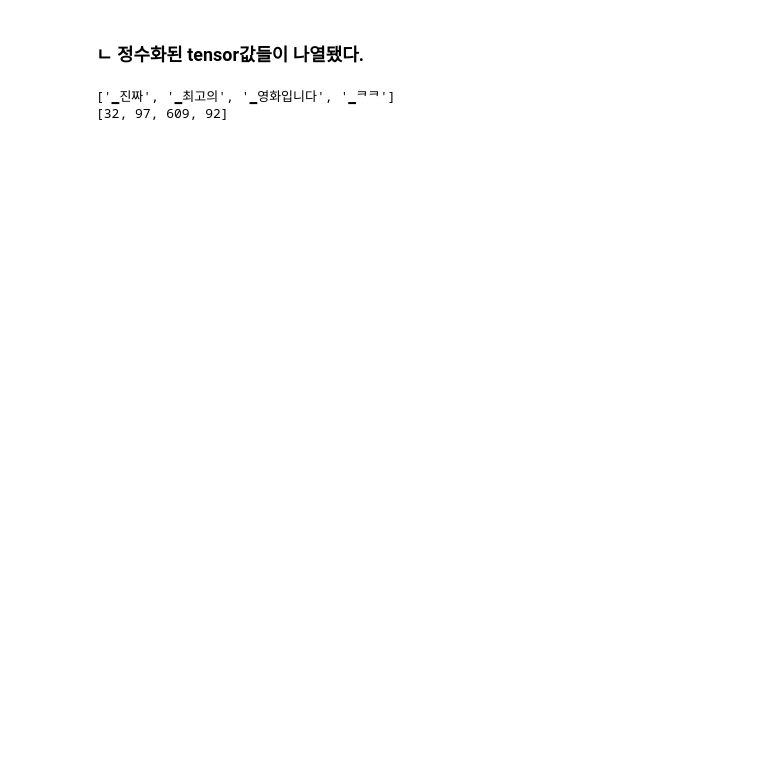
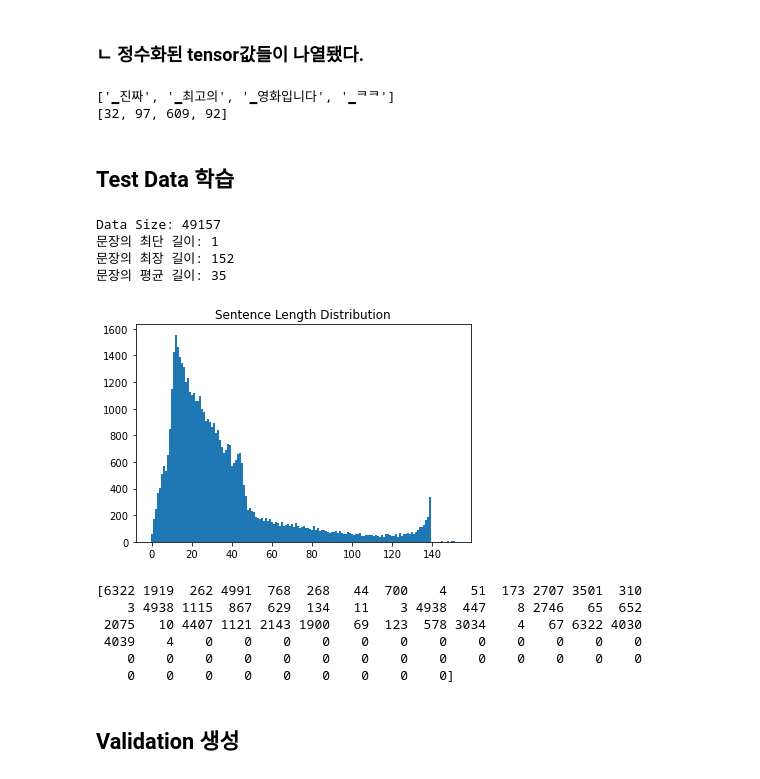
Before and after one commit to jongspark91/AIFFEL, a Jupyter notebook: GoingDeeper_01/sentencepieice.ipynb, the cells around one changed output. Cells and saved outputs as stored; diff of their text form; code cells hidden in the pictures; blank space fills up the shorter version.

Commit message:
GD: SentencePiece

```diff
--- a/GoingDeeper_01/sentencepieice.ipynb
+++ b/GoingDeeper_01/sentencepieice.ipynb
@@ -54,3 +62,2 @@ train_data = train_data['document']
 # %%
 test_data = test_data.dropna()
-test_data = test_data['document']
@@ -62,0 +66,7 @@ print(test_data.shape)
+# %%
+train_data = train_data.drop_duplicates(['document'])
+test_data = test_data.drop_duplicates(['document'])
+X_train = train_data['document']
+y_train = train_data['label']
+X_test = test_data['document']
+y_test = test_data['label']
@@ -67,7 +87,7 @@ min_len = 999
 max_len = 0
 sum_len = 0
 
-for sen in train_data:
+for sen in X_train:
     length = len(sen)
     if min_len > length: min_len = length
     if max_len < length: max_len = length
@@ -79,7 +99,7 @@ print("문장의 평균 길이:", sum_len // len(train_data))
 
 sentence_length = np.zeros((max_len), dtype=np.int)
 
-for sen in train_data:
+for sen in X_train:
     sentence_length[len(sen)-1] += 1
 
 plt.bar(range(max_len), sentence_length, width=1.0)
@@ -167,7 +187,8 @@ min_len = 999
 max_len = 0
 sum_len = 0
 
-cleaned_corpus = list(set(train_data))  # set를 사용해서 중복을 제거합니다.
+cleaned_corpus = list(set(X_train))  # set를 사용해서 중복을 제거합니다.
+#cleaned_corpus = list(set(train_data))  # set를 사용해서 중복을 제거합니다.
 print("Data Size:", len(cleaned_corpus))
 
 for sen in cleaned_corpus:
@@ -296,3 +325,37 @@ print(s.encode('진짜 최고의 영화입니다 ㅋㅋ', out_type=int))
 # %% [output]
 ['▁진짜', '▁최고의', '▁영화입니다', '▁ᄏᄏ']
 [32, 97, 609, 92]
+# %% [markdown]
+## Test Data 학습
+# %%
+min_len = 999
+max_len = 0
+sum_len = 0
+
+cleaned_corpus = list(set(X_test))  # set를 사용해서 중복을 제거합니다.
+print("Data Size:", len(cleaned_corpus))
+
+for sen in cleaned_corpus:
+    length = len(sen)
+    if min_len > length: min_len = length
+    if max_len < length: max_len = length
+    sum_len += length
+
+print("문장의 최단 길이:", min_len)
+print("문장의 최장 길이:", max_len)
+print("문장의 평균 길이:", sum_len // len(cleaned_corpus))
+
+sentence_length = np.zeros((max_len), dtype=np.int)
+
+for sen in cleaned_corpus:   # 중복이 제거된 코퍼스 기준
+    sentence_length[len(sen)-1] += 1
+
+plt.bar(range(max_len), sentence_length, width=1.0)
+plt.title("Sentence Length Distribution")
+plt.show()
+# %% [output]
+Data Size: 49157
+문장의 최단 길이: 1
+문장의 최장 길이: 152
+문장의 평균 길이: 35
+[figure, added]
@@ -298,0 +381,11 @@ print(s.encode('진짜 최고의 영화입니다 ㅋㅋ', out_type=int))
+# %%
+print(X_test[0])
+# %% [output]
+[6322 1919  262 4991  768  268   44  700    4   51  173 2707 3501  310
+    3 4938 1115  867  629  134   11    3 4938  447    8 2746   65  652
+ 2075   10 4407 1121 2143 1900   69  123  578 3034    4   67 6322 4030
+ 4039    4    0    0    0    0    0    0    0    0    0    0    0    0
+    0    0    0    0    0    0    0    0    0    0    0    0    0    0
+    0    0    0    0    0    0    0    0    0]
+# %% [markdown]
+## Validation 생성
```
Also changed, not shown: parts of 24 cells of this notebook.
